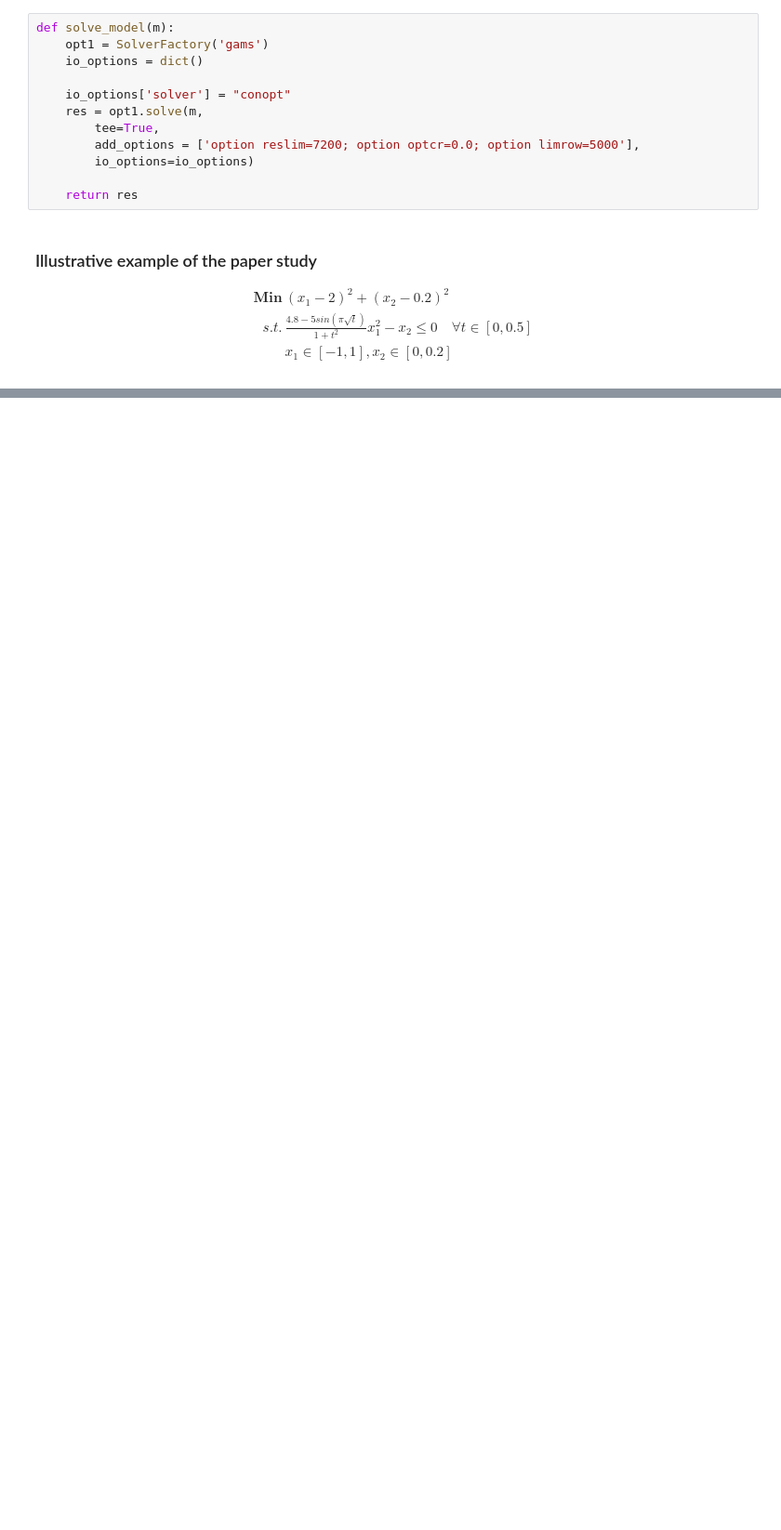
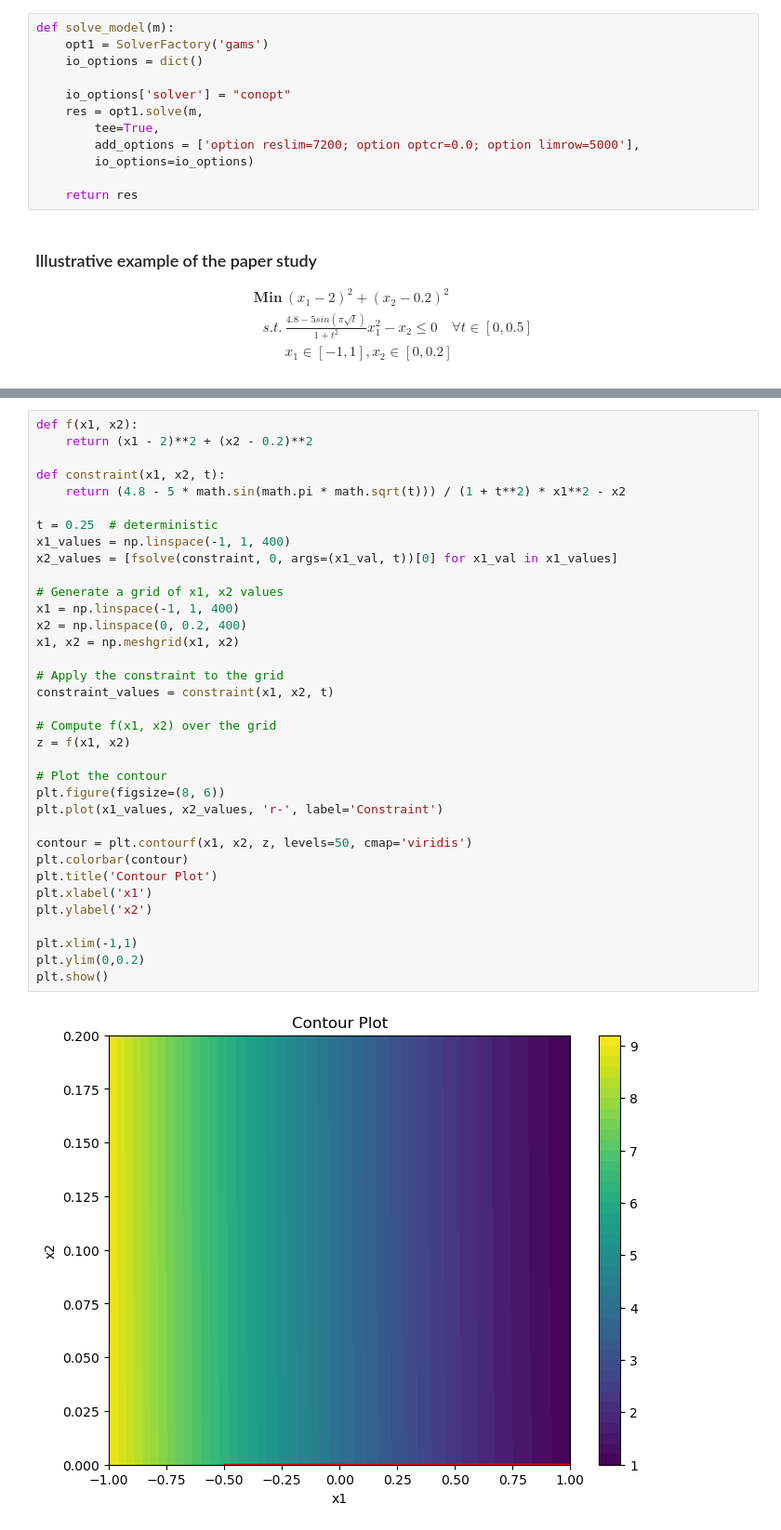
Before and after one commit to ZhifeiYL/Optimization-Notebook, a Jupyter notebook: RO/RO_nonlinear.ipynb, the cells around one changed output, grey strips where cells are left out. Shown at 93% size. Drawn from its saved outputs; the diff is of its cells as text; blank space fills up the shorter version.

```diff
--- a/RO/RO_nonlinear.ipynb
+++ b/RO/RO_nonlinear.ipynb
@@ -47,0 +99,37 @@ NameError: 'gams' command failed to solve a simple model - GAMS shell solver fun
+# %%
+def f(x1, x2):
+    return (x1 - 2)**2 + (x2 - 0.2)**2
+
+def constraint(x1, x2, t):
+    return (4.8 - 5 * math.sin(math.pi * math.sqrt(t))) / (1 + t**2) * x1**2 - x2
+
+t = 0.25  # deterministic
+x1_values = np.linspace(-1, 1, 400)
+x2_values = [fsolve(constraint, 0, args=(x1_val, t))[0] for x1_val in x1_values]
+
+# Generate a grid of x1, x2 values
+x1 = np.linspace(-1, 1, 400)
+x2 = np.linspace(0, 0.2, 400)
+x1, x2 = np.meshgrid(x1, x2)
+
+# Apply the constraint to the grid
+constraint_values = constraint(x1, x2, t)
+
+# Compute f(x1, x2) over the grid
+z = f(x1, x2)
+
+# Plot the contour
+plt.figure(figsize=(8, 6))
+plt.plot(x1_values, x2_values, 'r-', label='Constraint')
+
+contour = plt.contourf(x1, x2, z, levels=50, cmap='viridis')
+plt.colorbar(contour)
+plt.title('Contour Plot')
+plt.xlabel('x1')
+plt.ylabel('x2')
+
+plt.xlim(-1,1)
+plt.ylim(0,0.2)
+plt.show()
+# %% [output]
+[figure, added]
```
Also changed, not shown: parts of 7 cells of this notebook.
